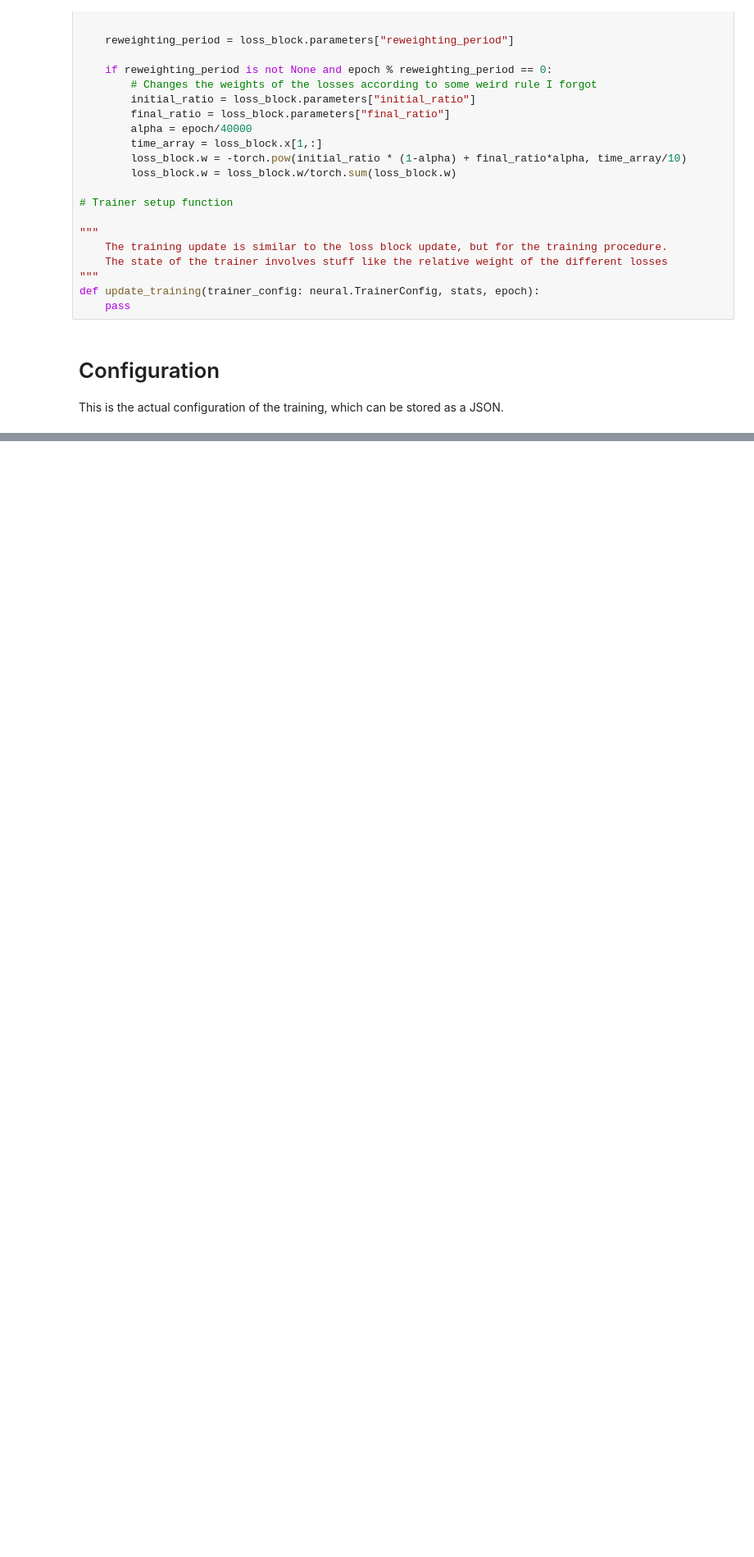
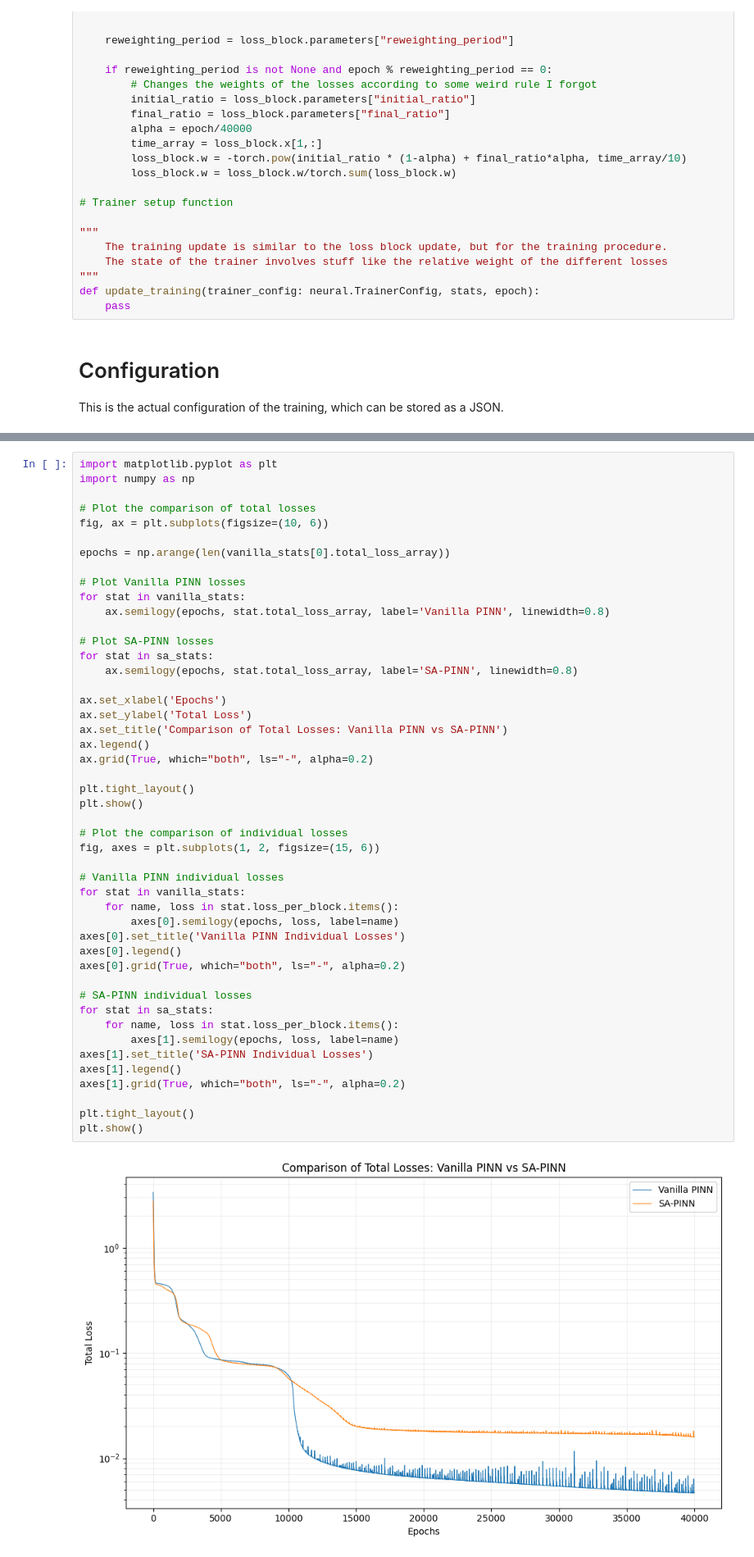
Before and after one commit to AlejandroPenacho/PINN-Project, a Jupyter notebook: pinn_approach.ipynb, the cells around one changed output, grey strips where cells are left out. Shown at 82% size. Saved outputs shown, nothing was run; the diff lists cells and outputs as text; blank space fills up the shorter version.

```diff
--- a/pinn_approach.ipynb
+++ b/pinn_approach.ipynb
@@ -584,0 +618,49 @@ adaptive_weights
+# %%
+import matplotlib.pyplot as plt
+import numpy as np
+
+# Plot the comparison of total losses
+fig, ax = plt.subplots(figsize=(10, 6))
+
+epochs = np.arange(len(vanilla_stats[0].total_loss_array))
+
+# Plot Vanilla PINN losses
+for stat in vanilla_stats:
+    ax.semilogy(epochs, stat.total_loss_array, label='Vanilla PINN', linewidth=0.8)
+
+# Plot SA-PINN losses
+for stat in sa_stats:
+    ax.semilogy(epochs, stat.total_loss_array, label='SA-PINN', linewidth=0.8)
+
+ax.set_xlabel('Epochs')
+ax.set_ylabel('Total Loss')
+ax.set_title('Comparison of Total Losses: Vanilla PINN vs SA-PINN')
+ax.legend()
+ax.grid(True, which="both", ls="-", alpha=0.2)
+
+plt.tight_layout()
+plt.show()
+
+# Plot the comparison of individual losses
+fig, axes = plt.subplots(1, 2, figsize=(15, 6))
+
+# Vanilla PINN individual losses
+for stat in vanilla_stats:
+    for name, loss in stat.loss_per_block.items():
+        axes[0].semilogy(epochs, loss, label=name)
+axes[0].set_title('Vanilla PINN Individual Losses')
+axes[0].legend()
+axes[0].grid(True, which="both", ls="-", alpha=0.2)
+
+# SA-PINN individual losses
+for stat in sa_stats:
+    for name, loss in stat.loss_per_block.items():
+        axes[1].semilogy(epochs, loss, label=name)
+axes[1].set_title('SA-PINN Individual Losses')
+axes[1].legend()
+axes[1].grid(True, which="both", ls="-", alpha=0.2)
+
+plt.tight_layout()
+plt.show()
+# %% [output]
+[figure, added]
```
Also changed, not shown: parts of 11 cells of this notebook, 1 other file.
